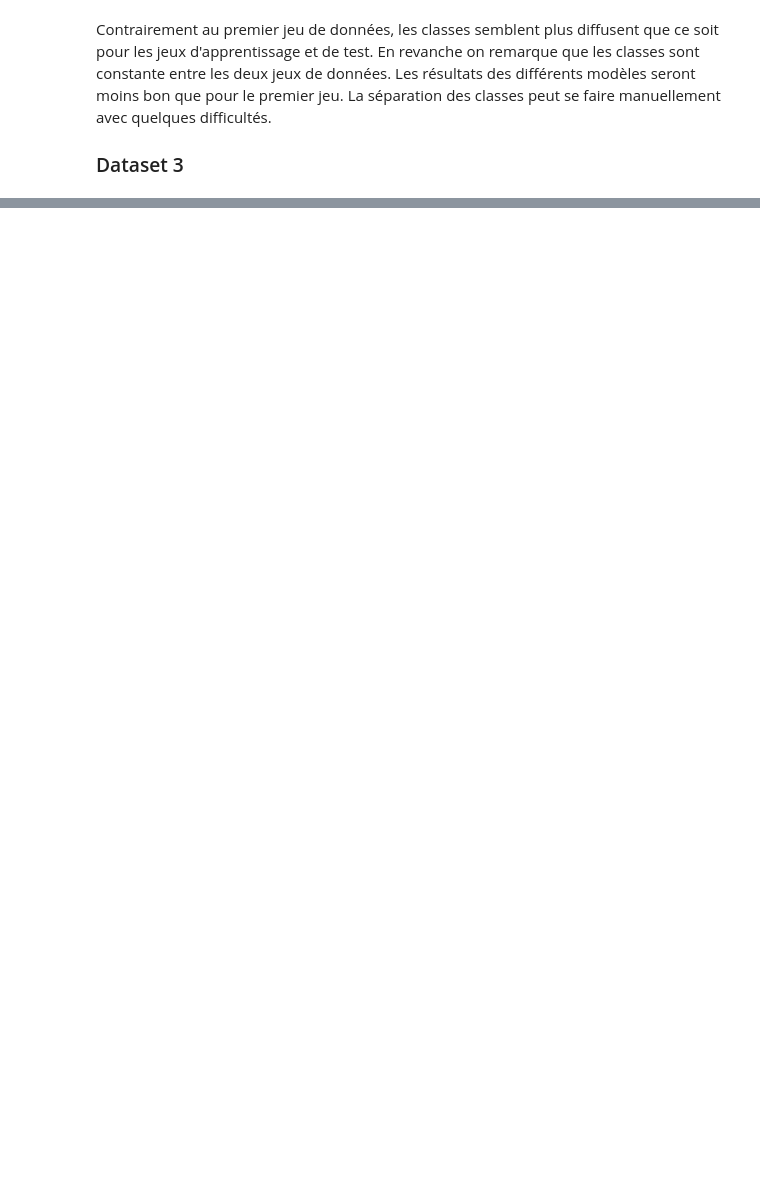
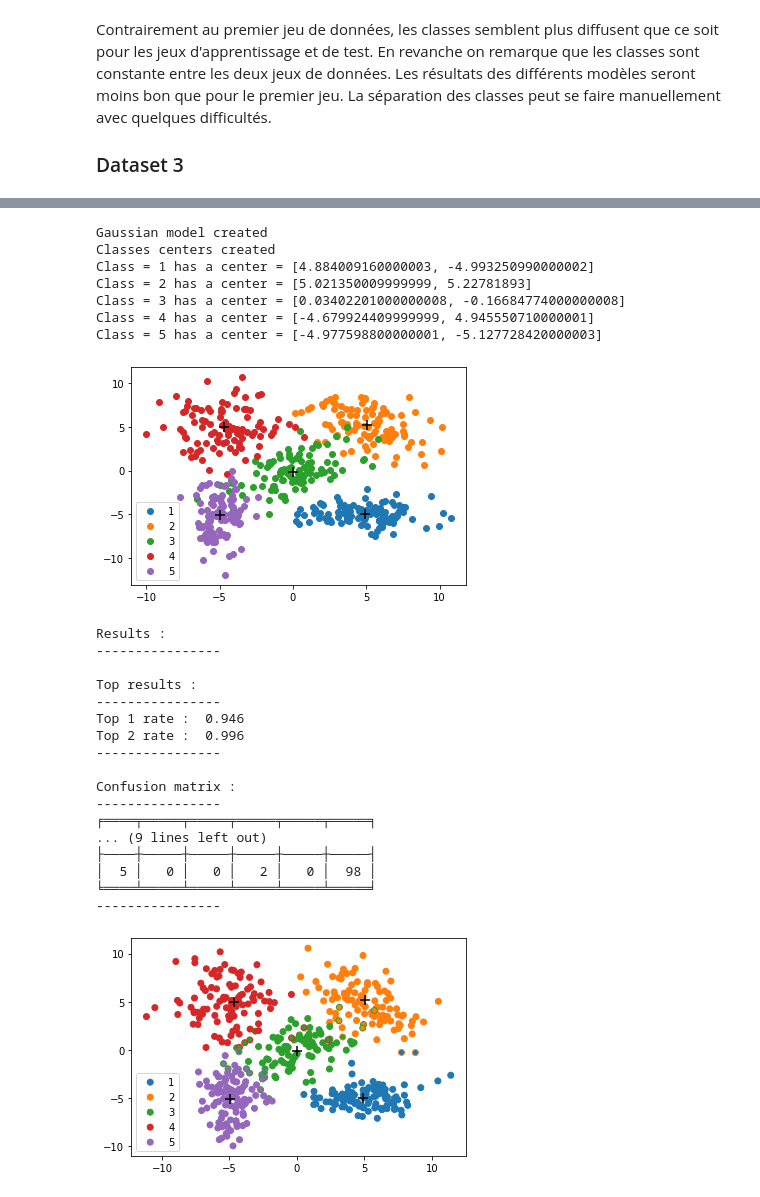
Before and after one commit to RudolphDev/machine_learning, a Jupyter notebook: analysis.ipynb, the cells around one changed output, grey strips where cells are left out. Drawn from its saved outputs; the diff is of its cells as text; code cells hidden in the pictures; blank space fills up the shorter version.

```diff
--- a/analysis.ipynb
+++ b/analysis.ipynb
@@ -84,0 +96,36 @@ Top 2 rate :  0.962
+# %%
+gaussian_model = GaussianModel()
+gaussian_model.gaussian_fit_model(split_data_tp2_app)
+gaussian_model.print_classes_centers()
+gaussian_model.plot_train_data()
+gaussian_model.compute_method = "euclidian"
+gaussian_model.test_model(split_data_tp2_dec)
+gaussian_model.print_model_result()
+gaussian_model.plot_test_data()
+# %% [output]
+Gaussian model created
+Classes centers created
+Class = 1 has a center = [4.884009160000003, -4.993250990000002]
+Class = 2 has a center = [5.021350009999999, 5.22781893]
+Class = 3 has a center = [0.03402201000000008, -0.16684774000000008]
+Class = 4 has a center = [-4.679924409999999, 4.945550710000001]
+Class = 5 has a center = [-4.977598800000001, -5.127728420000003]
+[figure, added]
+Results :
+----------------
+
+Top results :
+----------------
+Top 1 rate :  0.946
+Top 2 rate :  0.996
+----------------
+
+Confusion matrix :
+----------------
+╒════╤═════╤═════╤═════╤═════╤═════╕
+... (9 lines left out)
+├────┼─────┼─────┼─────┼─────┼─────┤
+│  5 │   0 │   0 │   2 │   0 │  98 │
+╘════╧═════╧═════╧═════╧═════╧═════╛
+----------------
+[figure, added]
```
Also changed, not shown: parts of 31 cells of this notebook, 3 other files.
